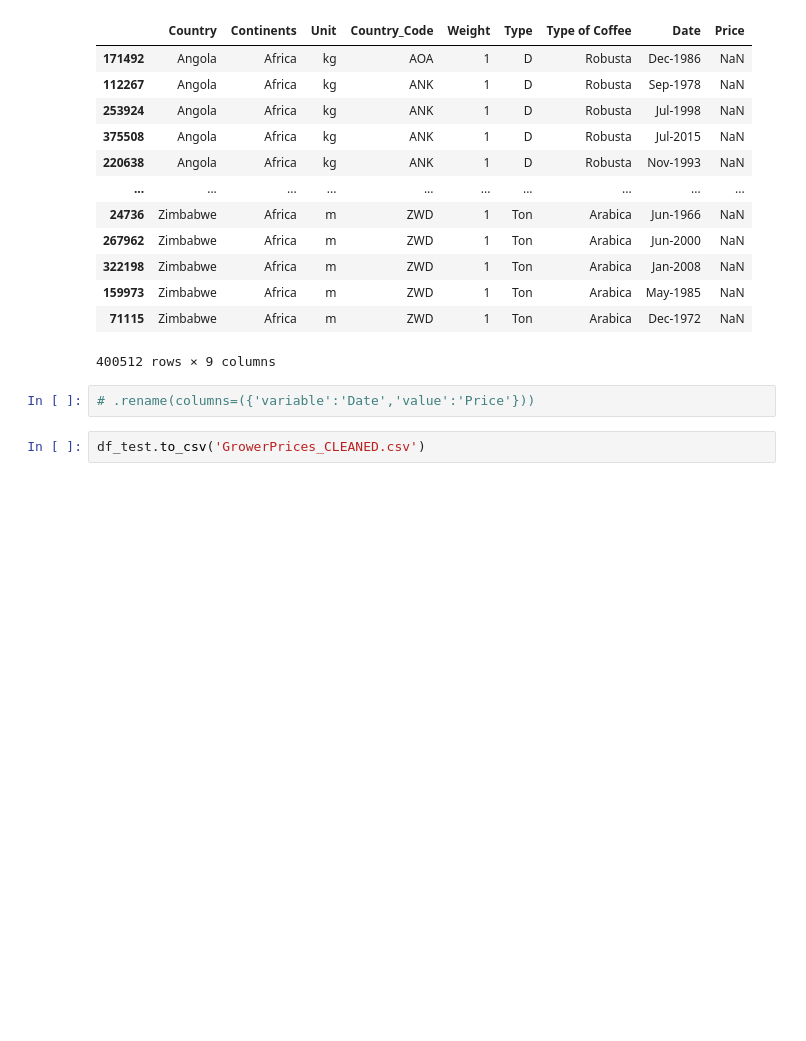
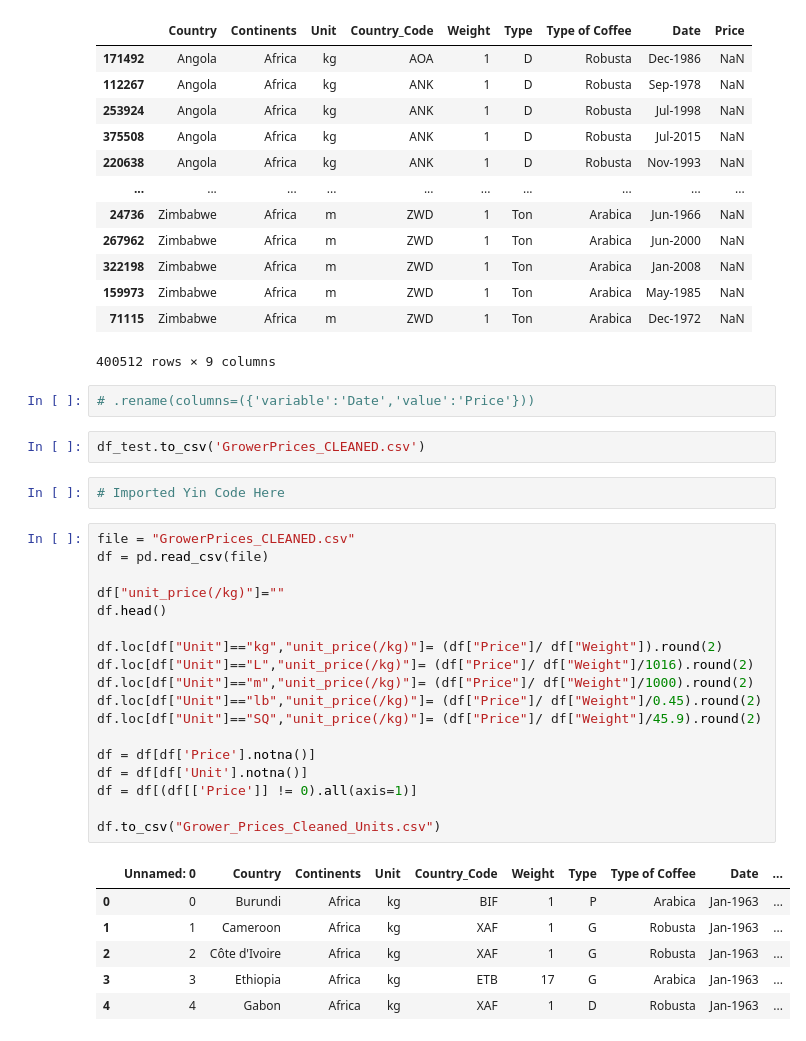
Before and after one commit to coffee-data/UT-DataBC-Project-2, a Jupyter notebook: Data/deconstructed_GrowerPrices/GrowerPrices.ipynb, the cells around one changed output. Cells and saved outputs as stored; diff of their text form; blank space fills up the shorter version.

```diff
--- a/Data/deconstructed_GrowerPrices/GrowerPrices.ipynb
+++ b/Data/deconstructed_GrowerPrices/GrowerPrices.ipynb
@@ -313,3 +313,30 @@ df_test.sort_values('Country')
 # .rename(columns=({'variable':'Date','value':'Price'}))
 # %%
 df_test.to_csv('GrowerPrices_CLEANED.csv')
+# %%
+# Imported Yin Code Here
+# %%
+file = "GrowerPrices_CLEANED.csv"
+df = pd.read_csv(file)
+
+df["unit_price(/kg)"]=""
+df.head()
+
+df.loc[df["Unit"]=="kg","unit_price(/kg)"]= (df["Price"]/ df["Weight"]).round(2)
+df.loc[df["Unit"]=="L","unit_price(/kg)"]= (df["Price"]/ df["Weight"]/1016).round(2)
+df.loc[df["Unit"]=="m","unit_price(/kg)"]= (df["Price"]/ df["Weight"]/1000).round(2)
+df.loc[df["Unit"]=="lb","unit_price(/kg)"]= (df["Price"]/ df["Weight"]/0.45).round(2)
+df.loc[df["Unit"]=="SQ","unit_price(/kg)"]= (df["Price"]/ df["Weight"]/45.9).round(2)
+
+df = df[df['Price'].notna()]
+df = df[df['Unit'].notna()]
+df = df[(df[['Price']] != 0).all(axis=1)]
+
+df.to_csv("Grower_Prices_Cleaned_Units.csv")
+# %% [output]
+|  | Unnamed: 0 | Country | Continents | Unit | Country_Code | Weight | Type | Type of Coffee | Date | ... |
+| 0 | 0 | Burundi | Africa | kg | BIF | 1 | P | Arabica | Jan-1963 | ... |
+| 1 | 1 | Cameroon | Africa | kg | XAF | 1 | G | Robusta | Jan-1963 | ... |
+| 2 | 2 | Côte d'Ivoire | Africa | kg | XAF | 1 | G | Robusta | Jan-1963 | ... |
+| 3 | 3 | Ethiopia | Africa | kg | ETB | 17 | G | Arabica | Jan-1963 | ... |
+| 4 | 4 | Gabon | Africa | kg | XAF | 1 | D | Robusta | Jan-1963 | ... |
```
Also changed, not shown: 1 other file.
